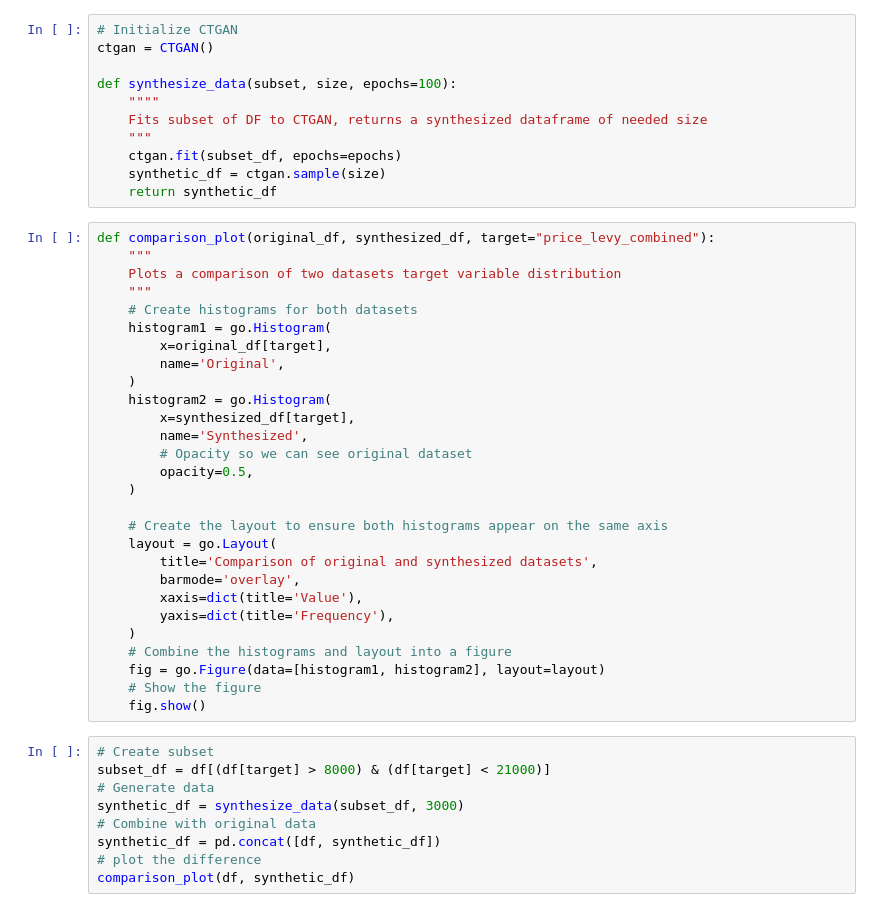
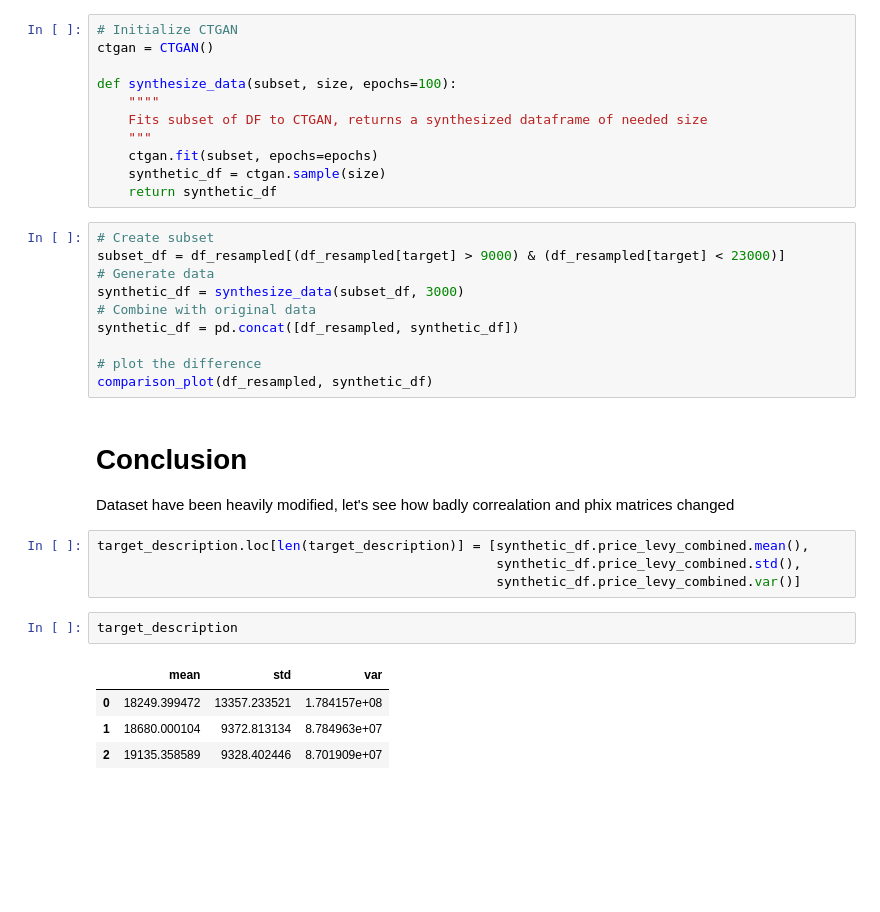
Before and after one commit to KirSobolev/Advanced-data-analytics, a Jupyter notebook: ex2/regression.ipynb, the cells around one changed output. Cells and saved outputs as stored; diff of their text form; blank space fills up the shorter version.

```diff
--- a/ex2/regression.ipynb
+++ b/ex2/regression.ipynb
@@ -80,43 +189,30 @@ def synthesize_data(subset, size, epochs=100):
     """"
     Fits subset of DF to CTGAN, returns a synthesized dataframe of needed size
     """
-    ctgan.fit(subset_df, epochs=epochs)
+    ctgan.fit(subset, epochs=epochs)
     synthetic_df = ctgan.sample(size)
     return synthetic_df
-# %%
-def comparison_plot(original_df, synthesized_df, target="price_levy_combined"):
-    """
-    Plots a comparison of two datasets target variable distribution
-    """
-    # Create histograms for both datasets
-    histogram1 = go.Histogram(
-        x=original_df[target],
-        name='Original',
-    )
-    histogram2 = go.Histogram(
-        x=synthesized_df[target],
-        name='Synthesized',
-        # Opacity so we can see original dataset
-        opacity=0.5,
-    )
-
-    # Create the layout to ensure both histograms appear on the same axis
-    layout = go.Layout(
-        title='Comparison of original and synthesized datasets',
-        barmode='overlay',
-        xaxis=dict(title='Value'),
-        yaxis=dict(title='Frequency'),
-    )
-    # Combine the histograms and layout into a figure
-    fig = go.Figure(data=[histogram1, histogram2], layout=layout)
-    # Show the figure
-    fig.show()
 # %%
 # Create subset
-subset_df = df[(df[target] > 8000) & (df[target] < 21000)]
+subset_df = df_resampled[(df_resampled[target] > 9000) & (df_resampled[target] < 23000)]
 # Generate data
 synthetic_df = synthesize_data(subset_df, 3000)
 # Combine with original data
-synthetic_df = pd.concat([df, synthetic_df])
+synthetic_df = pd.concat([df_resampled, synthetic_df])
+
 # plot the difference
-comparison_plot(df, synthetic_df)
+comparison_plot(df_resampled, synthetic_df)
+# %% [markdown]
+<h1>Conclusion</h1>
+Dataset have been heavily modified, let's see how badly correalation and phix matrices changed
+# %%
+target_description.loc[len(target_description)] = [synthetic_df.price_levy_combined.mean(),
+                                                   synthetic_df.price_levy_combined.std(),
+                                                   synthetic_df.price_levy_combined.var()]
+# %%
+target_description
+# %% [output]
+|  | mean | std | var |
+| 0 | 18249.399472 | 13357.233521 | 1.784157e+08 |
+| 1 | 18680.000104 | 9372.813134 | 8.784963e+07 |
+| 2 | 19135.358589 | 9328.402446 | 8.701909e+07 |
```
Also changed, not shown: parts of 27 cells of this notebook, 1 other file.
